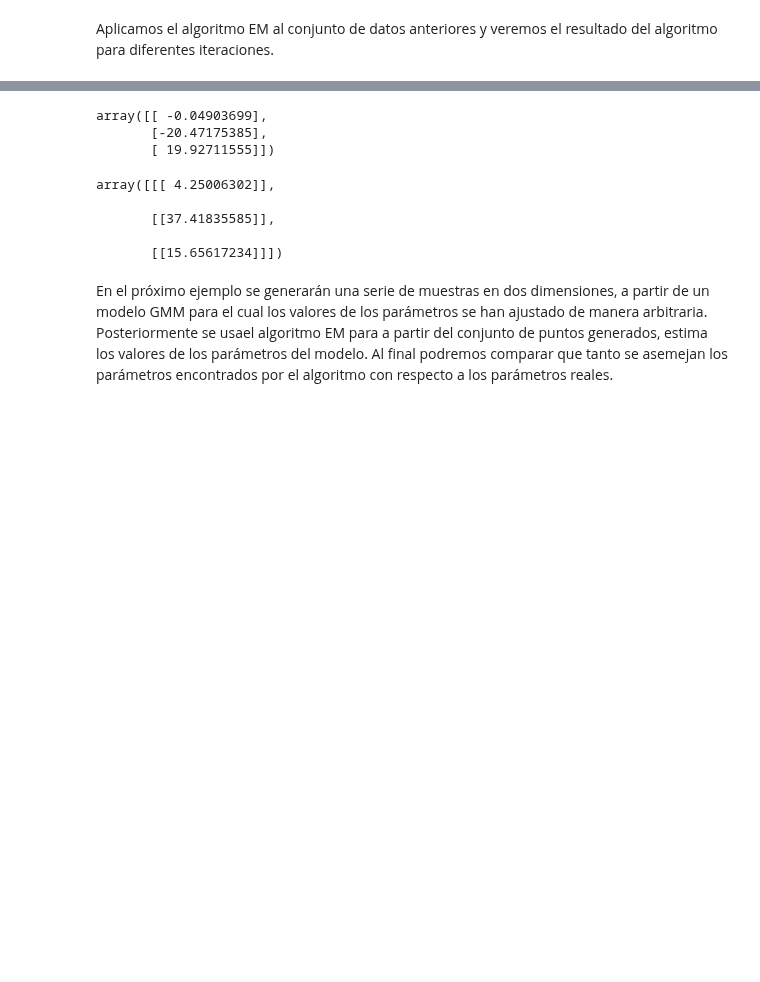
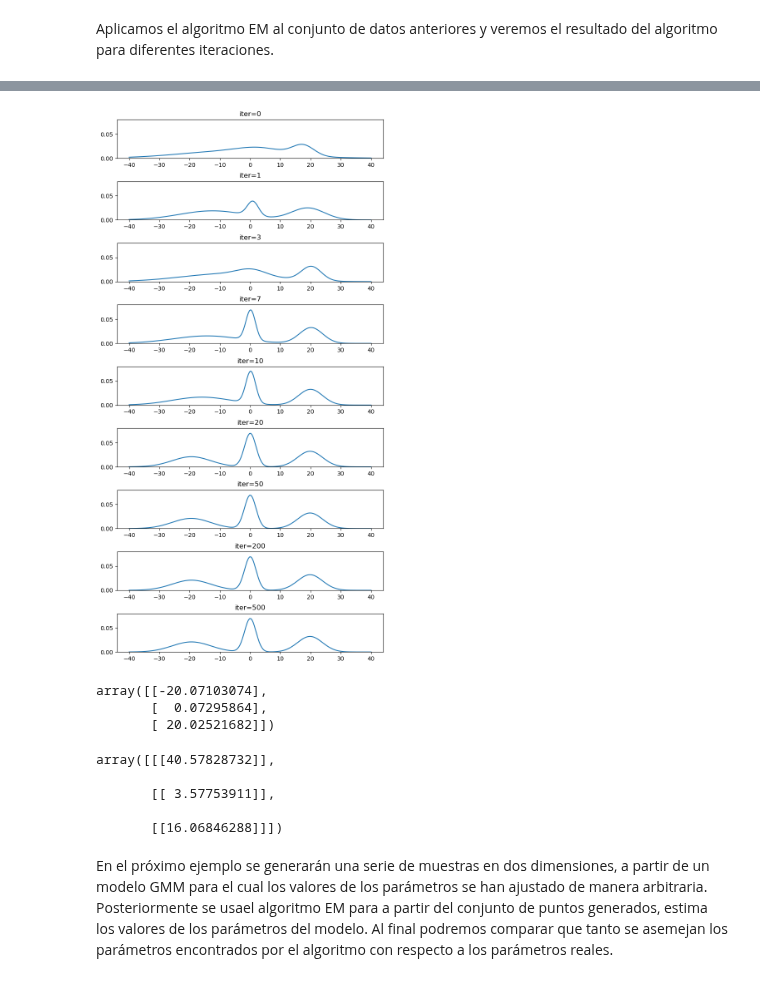
Before and after one commit to JulianCarvajal/Intro_ML_2025, a Jupyter notebook: Clase 08 - Modelos de Mezclas de Gausianas.ipynb, the cells around one changed output, grey strips where cells are left out. Saved outputs shown, nothing was run; the diff lists cells and outputs as text; code cells hidden in the pictures; blank space fills up the shorter version.

```diff
--- a/Clase 08 - Modelos de Mezclas de Gausianas.ipynb
+++ b/Clase 08 - Modelos de Mezclas de Gausianas.ipynb
@@ -183,24 +185,35 @@ show()
 # %% [markdown]
 Aplicamos el algoritmo EM al conjunto de datos anteriores y veremos el resultado del algoritmo para diferentes iteraciones.
 # %%
-%matplotlib notebook
-import time
+import warnings
+warnings.filterwarnings("ignore")
 from sklearn.mixture import GaussianMixture
 xplt = np.linspace(-40, 40, 200)
 x1plt = np.array(xplt).reshape(200,1)
-fig, ax = plt.subplots(1,1)
+fig, ax = plt.subplots(9,1,figsize=(8,16))
+
+# Adjust the spacing
+plt.subplots_adjust(
+    left=0.1,    # left side of the subplots of the figure
+    right=0.9,   # right side of the subplots of the figure
+    bottom=0.1,  # bottom of the subplots of the figure
+    top=0.9,     # top of the subplots of the figure
+    wspace=0.4,  # amount of width reserved for blank space between subplots
+    hspace=0.6   # amount of height reserved for white space between subplots
+)
+
 gmm = GaussianMixture(n_components=3, covariance_type='full', max_iter=1, verbose=0, verbose_interval=10, means_init=np.array([0,4,10]).reshape(3,1))
 gmm.fit(Y)
 logprob = np.exp(gmm.score_samples(x1plt))
-line1, = ax.plot(xplt,logprob)
-ax.set_ylim(0,0.08)
-for i in [1,3,7,10,20,50,200,500]:
+ax[0].plot(xplt,logprob,label=f'iter={0}')
+ax[0].set_ylim(0,0.08)
+ax[0].set_title(f'iter={0}')
+for k,i in enumerate([1,3,7,10,20,50,200,500]):
     gmm = GaussianMixture(n_components=3, covariance_type='full', max_iter=i, verbose=0, verbose_interval=10, means_init=np.array([0,4,10]).reshape(3,1))
     gmm.fit(Y)
     logprob = np.exp(gmm.score_samples(x1plt))
-    line1.set_ydata(logprob)
-
-    fig.canvas.draw()
-    fig.canvas.flush_events()
-    time.sleep(.300)
+    ax[k+1].plot(xplt,logprob)
+    ax[k+1].set_ylim(0,0.08)
+    ax[k+1].set_title(f'iter={i}')
+plt.show()
 # %% [output]
@@ -209,17 +220,18 @@ for i in [1,3,7,10,20,50,200,500]:
+[figure, added]
 # %%
 gmm.means_
 # %% [output]
-array([[ -0.04903699],
-       [-20.47175385],
-       [ 19.92711555]])
+array([[-20.07103074],
+       [  0.07295864],
+       [ 20.02521682]])
 # %%
 gmm.covariances_
 # %% [output]
-array([[[ 4.25006302]],
+array([[[40.57828732]],
 
-       [[37.41835585]],
+       [[ 3.57753911]],
 
-       [[15.65617234]]])
+       [[16.06846288]]])
 # %% [markdown]
 En el próximo ejemplo se generarán una serie de muestras en dos dimensiones, a partir de un modelo GMM para el cual los valores de los parámetros se han ajustado de manera arbitraria. Posteriormente se usael algoritmo EM para a partir del conjunto de puntos generados, estima los valores de los parámetros del modelo. Al final podremos comparar que tanto se asemejan los parámetros encontrados por el algoritmo con respecto a los parámetros reales.
 # %%
```
Also changed, not shown: parts of 5 cells of this notebook.
